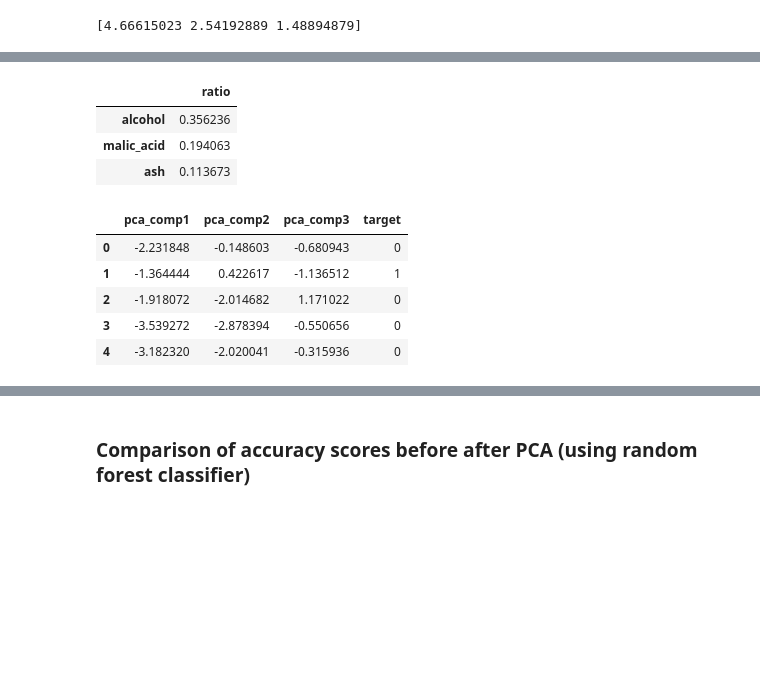
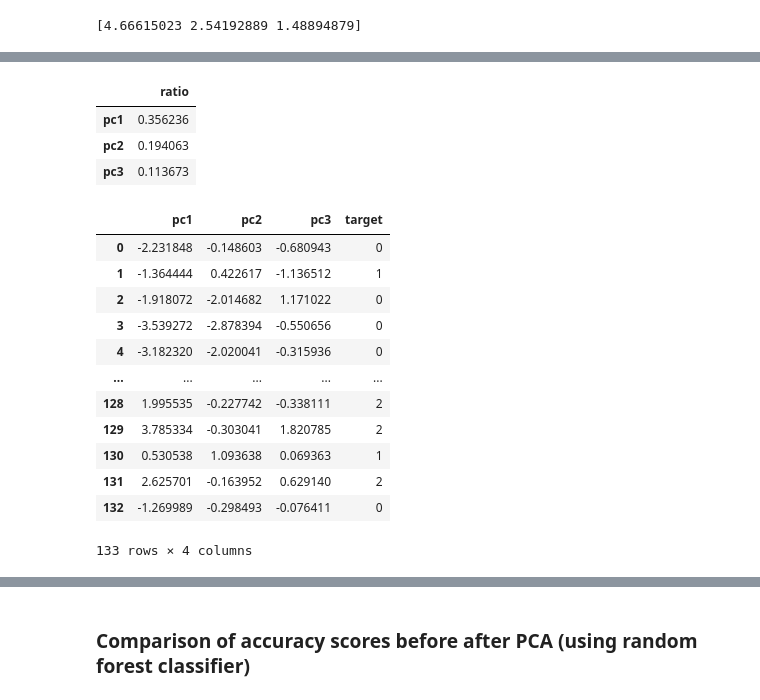
Before and after one commit to kjmobile/lb, a Jupyter notebook: 10_PCA_dimensionality_reduction_Q.ipynb, the cells around one changed output, grey strips where cells are left out. Saved outputs shown, nothing was run; the diff lists cells and outputs as text; code cells hidden in the pictures; blank space fills up the shorter version.

```diff
--- a/10_PCA_dimensionality_reduction_Q.ipynb
+++ b/10_PCA_dimensionality_reduction_Q.ipynb
@@ -146,25 +190,32 @@ print(pca.explained_variance_)
 # %%
-pd.DataFrame(pca.explained_variance_ratio_, wine.feature_names[:3], columns=['ratio'])
+pd.DataFrame(pca.explained_variance_ratio_, ['pc1','pc2','pc3'], columns=['ratio'])
 # %% [output]
 |  | ratio |
-| alcohol | 0.356236 |
-| malic_acid | 0.194063 |
-| ash | 0.113673 |
+| pc1 | 0.356236 |
+| pc2 | 0.194063 |
+| pc3 | 0.113673 |
 # %%
 # Check the data in reduced dimensions
 import pandas as pd
-pca_columns = ['pca_comp1', 'pca_comp2', 'pca_comp3']
+pca_columns = ['pc1', 'pc2', 'pc3']
 X_tn_pca_df = pd.DataFrame(X_tn_pca,
                            columns=pca_columns)
 X_tn_pca_df['target'] = y_tn
-X_tn_pca_df.head(5)
+X_tn_pca_df
 # %% [output]
-|  | pca_comp1 | pca_comp2 | pca_comp3 | target |
+|  | pc1 | pc2 | pc3 | target |
 | 0 | -2.231848 | -0.148603 | -0.680943 | 0 |
 | 1 | -1.364444 | 0.422617 | -1.136512 | 1 |
 | 2 | -1.918072 | -2.014682 | 1.171022 | 0 |
 | 3 | -3.539272 | -2.878394 | -0.550656 | 0 |
 | 4 | -3.182320 | -2.020041 | -0.315936 | 0 |
+| ... | ... | ... | ... | ... |
+| 128 | 1.995535 | -0.227742 | -0.338111 | 2 |
+| 129 | 3.785334 | -0.303041 | 1.820785 | 2 |
+| 130 | 0.530538 | 1.093638 | 0.069363 | 1 |
+| 131 | 2.625701 | -0.163952 | 0.629140 | 2 |
+| 132 | -1.269989 | -0.298493 | -0.076411 | 0 |
+133 rows × 4 columns
 # %%
 # Data on new vector space composed of the 3 principal components
 import matplotlib.cm as cm
```
Also changed, not shown: parts of 7 cells of this notebook.
